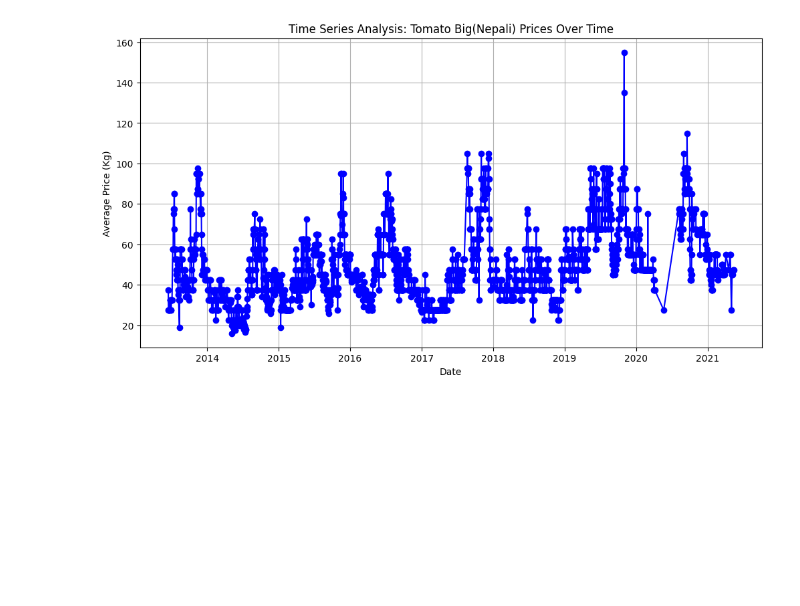
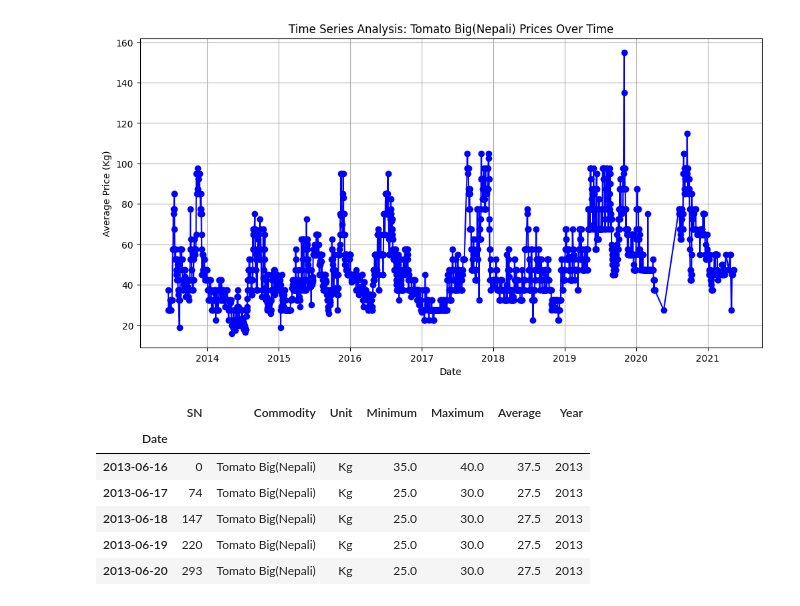
Before and after one commit to nirdeshacharya/KalimatiVeggieMarketData_Nepal, a Jupyter notebook: main.ipynb, the cells around one changed output. Saved outputs shown, nothing was run; the diff lists cells and outputs as text; code cells hidden in the pictures; blank space fills up the shorter version.

```diff
--- a/main.ipynb
+++ b/main.ipynb
@@ -34,6 +44,6 @@ memory usage: 10.5+ MB
 There are 197161 data; out of which all of them are not-null type, we can say that the data is of high quality
 # %%
 #parsing the date as date
-df['Date'] = pd.to_datetime(df['Date'])
+df2['Date'] = pd.to_datetime(df2['Date'])
 # %%
 #Looking at few top data
@@ -115,3 +126,13 @@ plt.grid(True)
 plt.show()
 # %% [output]
 [figure]
+# %%
+df_tomato.head()
+# %% [output]
+|  | SN | Commodity | Unit | Minimum | Maximum | Average | Year |
+| Date |  |  |  |  |  |  |  |
+| 2013-06-16 | 0 | Tomato Big(Nepali) | Kg | 35.0 | 40.0 | 37.5 | 2013 |
+| 2013-06-17 | 74 | Tomato Big(Nepali) | Kg | 25.0 | 30.0 | 27.5 | 2013 |
+| 2013-06-18 | 147 | Tomato Big(Nepali) | Kg | 25.0 | 30.0 | 27.5 | 2013 |
+| 2013-06-19 | 220 | Tomato Big(Nepali) | Kg | 25.0 | 30.0 | 27.5 | 2013 |
+| 2013-06-20 | 293 | Tomato Big(Nepali) | Kg | 25.0 | 30.0 | 27.5 | 2013 |
```
Also changed, not shown: parts of 13 cells of this notebook.
